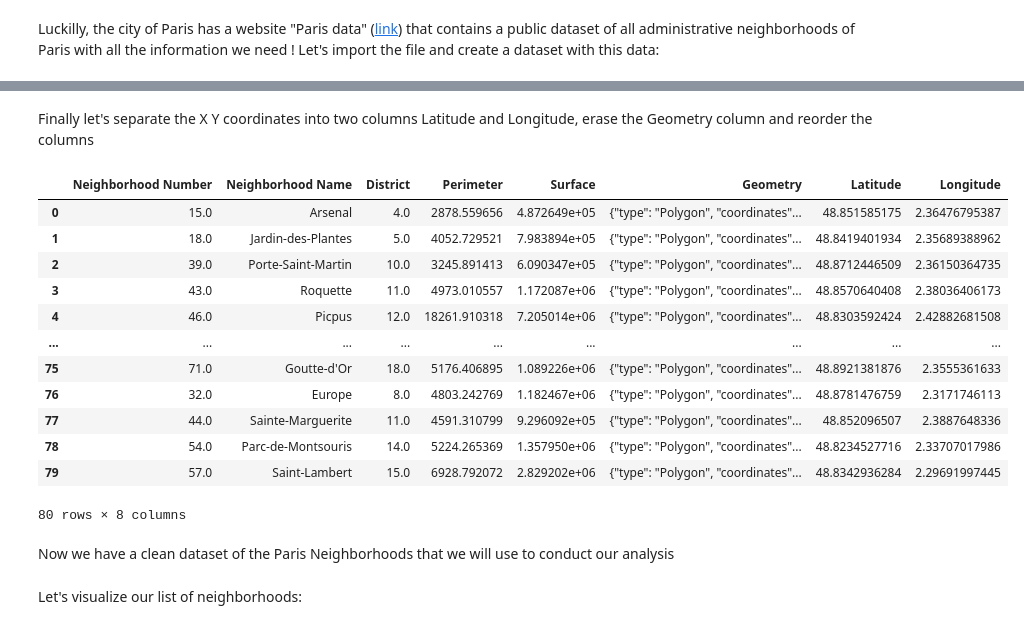
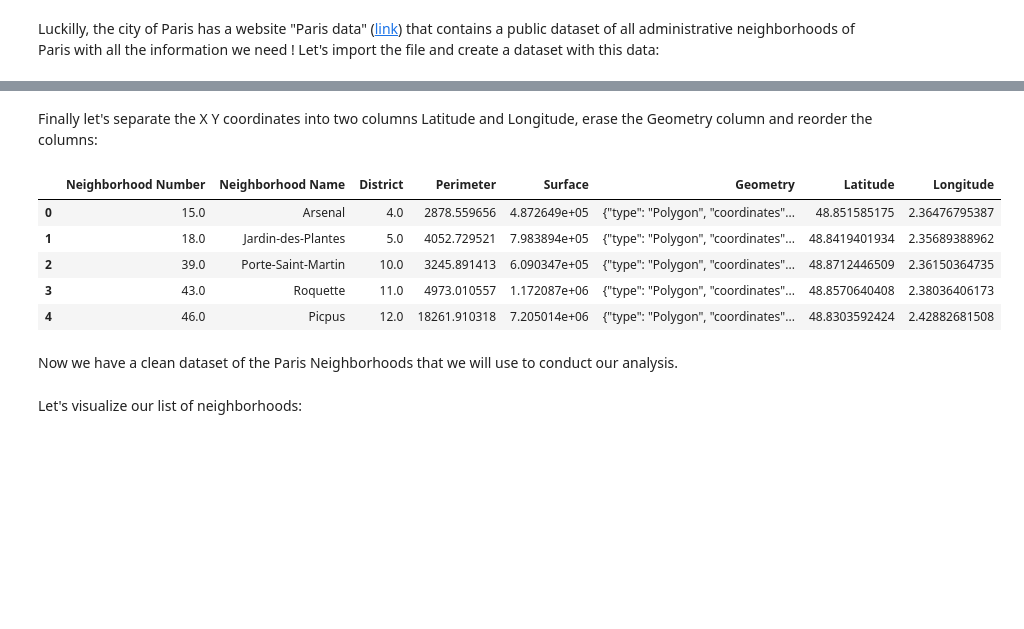
Before and after one commit to OsBourat/Coursera_Capstone, a Jupyter notebook: paris_project.ipynb, the cells around one changed output, grey strips where cells are left out. Drawn from its saved outputs; the diff is of its cells as text; code cells hidden in the pictures; blank space fills up the shorter version.

```diff
--- a/paris_project.ipynb
+++ b/paris_project.ipynb
@@ -251,25 +193,18 @@ district_detail
 # %% [markdown]
-<p>Finally let's separate the X Y coordinates into two columns Latitude and Longitude, erase the Geometry column and reorder the columns</p>
+<p>Finally let's separate the X Y coordinates into two columns Latitude and Longitude, erase the Geometry column and reorder the columns:</p>
 # %%
 district_detail[['Latitude','Longitude']] = district_detail['Geometry X Y'].str.split(',',expand=True)
 district_detail = district_detail.drop(columns=['Geometry X Y'])
-district_detail
+district_detail.head()
 # %% [output]
 |  | Neighborhood Number | Neighborhood Name | District | Perimeter | Surface | Geometry | Latitude | Longitude |
 | 0 | 15.0 | Arsenal | 4.0 | 2878.559656 | 4.872649e+05 | {"type": "Polygon", "coordinates"... | 48.851585175 | 2.36476795387 |
 | 1 | 18.0 | Jardin-des-Plantes | 5.0 | 4052.729521 | 7.983894e+05 | {"type": "Polygon", "coordinates"... | 48.8419401934 | 2.35689388962 |
 | 2 | 39.0 | Porte-Saint-Martin | 10.0 | 3245.891413 | 6.090347e+05 | {"type": "Polygon", "coordinates"... | 48.8712446509 | 2.36150364735 |
 | 3 | 43.0 | Roquette | 11.0 | 4973.010557 | 1.172087e+06 | {"type": "Polygon", "coordinates"... | 48.8570640408 | 2.38036406173 |
 | 4 | 46.0 | Picpus | 12.0 | 18261.910318 | 7.205014e+06 | {"type": "Polygon", "coordinates"... | 48.8303592424 | 2.42882681508 |
-| ... | ... | ... | ... | ... | ... | ... | ... | ... |
-| 75 | 71.0 | Goutte-d'Or | 18.0 | 5176.406895 | 1.089226e+06 | {"type": "Polygon", "coordinates"... | 48.8921381876 | 2.3555361633 |
-| 76 | 32.0 | Europe | 8.0 | 4803.242769 | 1.182467e+06 | {"type": "Polygon", "coordinates"... | 48.8781476759 | 2.3171746113 |
-| 77 | 44.0 | Sainte-Marguerite | 11.0 | 4591.310799 | 9.296092e+05 | {"type": "Polygon", "coordinates"... | 48.852096507 | 2.3887648336 |
-| 78 | 54.0 | Parc-de-Montsouris | 14.0 | 5224.265369 | 1.357950e+06 | {"type": "Polygon", "coordinates"... | 48.8234527716 | 2.33707017986 |
-| 79 | 57.0 | Saint-Lambert | 15.0 | 6928.792072 | 2.829202e+06 | {"type": "Polygon", "coordinates"... | 48.8342936284 | 2.29691997445 |
-80 rows × 8 columns
 # %% [markdown]
-<p>Now we have a clean dataset of the Paris Neighborhoods that we will use to conduct our analysis</p>
+<p>Now we have a clean dataset of the Paris Neighborhoods that we will use to conduct our analysis.</p>
 # %% [markdown]
 <p>Let's visualize our list of neighborhoods:</p>
 # %%
```
Also changed, not shown: parts of 119 cells of this notebook.
